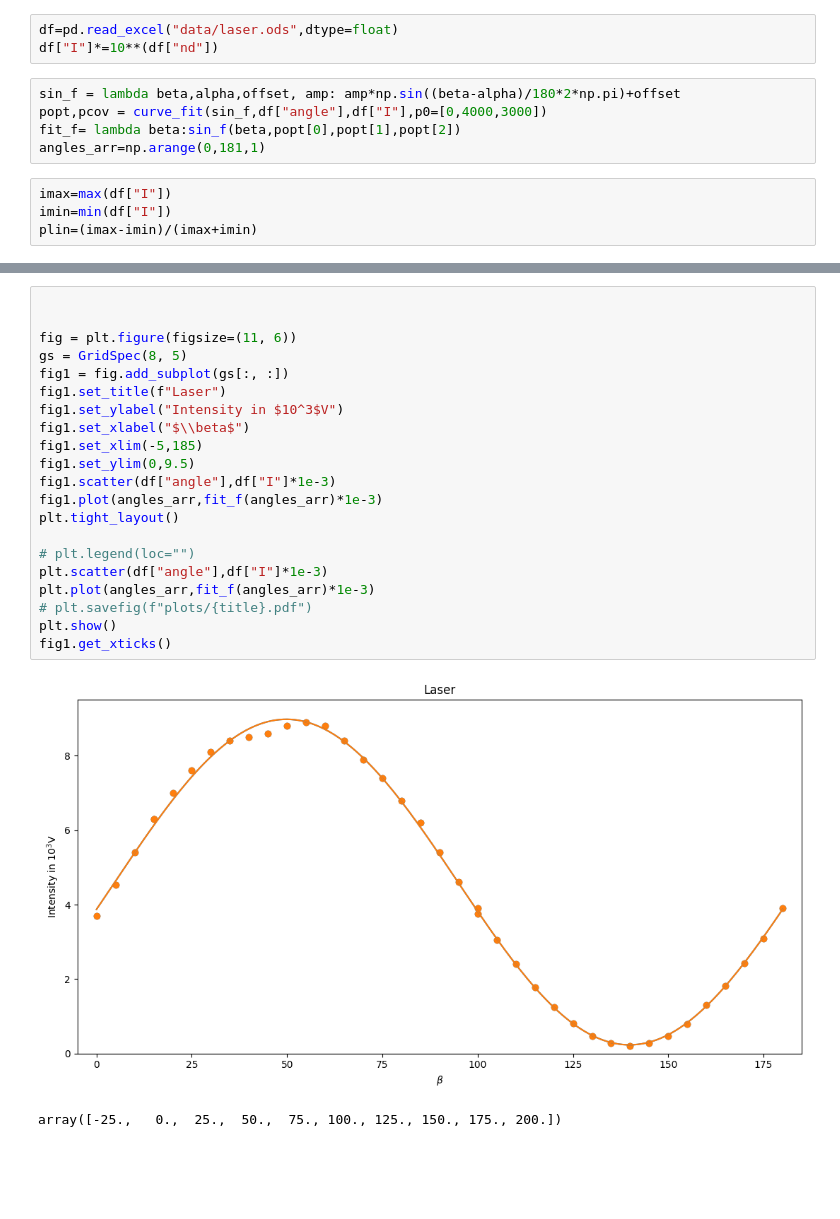
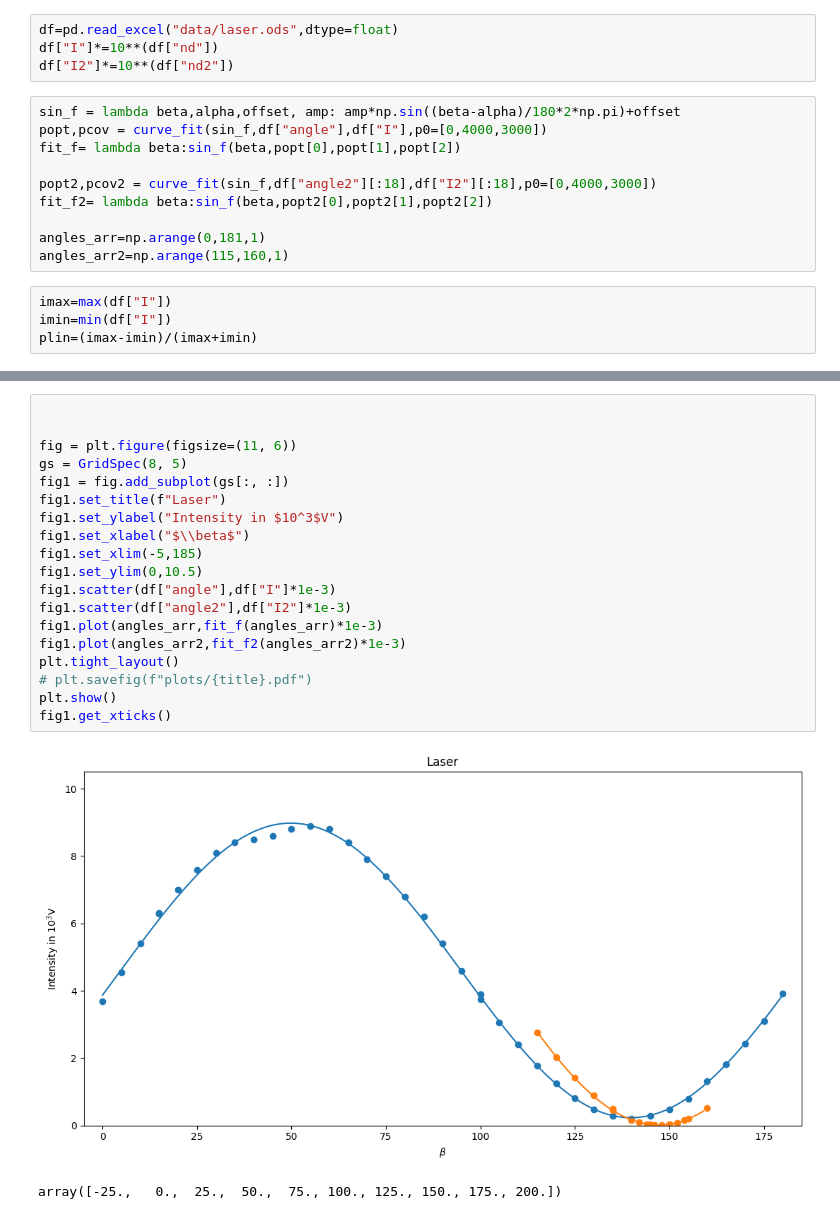
Before and after one commit to hannes-ebe/F-Prak-B, a Jupyter notebook: MOKE/laser.ipynb, the cells around one changed output, grey strips where cells are left out. Saved outputs shown, nothing was run; the diff lists cells and outputs as text; blank space fills up the shorter version.

```diff
--- a/MOKE/laser.ipynb
+++ b/MOKE/laser.ipynb
@@ -9,11 +9,17 @@ from matplotlib.gridspec import GridSpec
 # %%
 df=pd.read_excel("data/laser.ods",dtype=float)
 df["I"]*=10**(df["nd"])
+df["I2"]*=10**(df["nd2"])
 # %%
 sin_f = lambda beta,alpha,offset, amp: amp*np.sin((beta-alpha)/180*2*np.pi)+offset
 popt,pcov = curve_fit(sin_f,df["angle"],df["I"],p0=[0,4000,3000])
 fit_f= lambda beta:sin_f(beta,popt[0],popt[1],popt[2])
+
+popt2,pcov2 = curve_fit(sin_f,df["angle2"][:18],df["I2"][:18],p0=[0,4000,3000])
+fit_f2= lambda beta:sin_f(beta,popt2[0],popt2[1],popt2[2])
+
 angles_arr=np.arange(0,181,1)
+angles_arr2=np.arange(115,160,1)
 # %%
 imax=max(df["I"])
 imin=min(df["I"])
@@ -33,24 +46,22 @@ beta ist in grad 49.82398615821384
 # %%
 
 
 fig = plt.figure(figsize=(11, 6))
 gs = GridSpec(8, 5)
 fig1 = fig.add_subplot(gs[:, :])
 fig1.set_title(f"Laser")
 fig1.set_ylabel("Intensity in $10^3$V")
 fig1.set_xlabel("$\\beta$")
 fig1.set_xlim(-5,185)
-fig1.set_ylim(0,9.5)
+fig1.set_ylim(0,10.5)
 fig1.scatter(df["angle"],df["I"]*1e-3)
+fig1.scatter(df["angle2"],df["I2"]*1e-3)
 fig1.plot(angles_arr,fit_f(angles_arr)*1e-3)
+fig1.plot(angles_arr2,fit_f2(angles_arr2)*1e-3)
 plt.tight_layout()
-
-# plt.legend(loc="")
-plt.scatter(df["angle"],df["I"]*1e-3)
-plt.plot(angles_arr,fit_f(angles_arr)*1e-3)
 # plt.savefig(f"plots/{title}.pdf")
 plt.show()
 fig1.get_xticks()
 # %% [output]
-[figure, old version]
+[figure, new version]
 array([-25.,   0.,  25.,  50.,  75., 100., 125., 150., 175., 200.])
```
Also changed, not shown: parts of 2 cells of this notebook, 3 other files.
